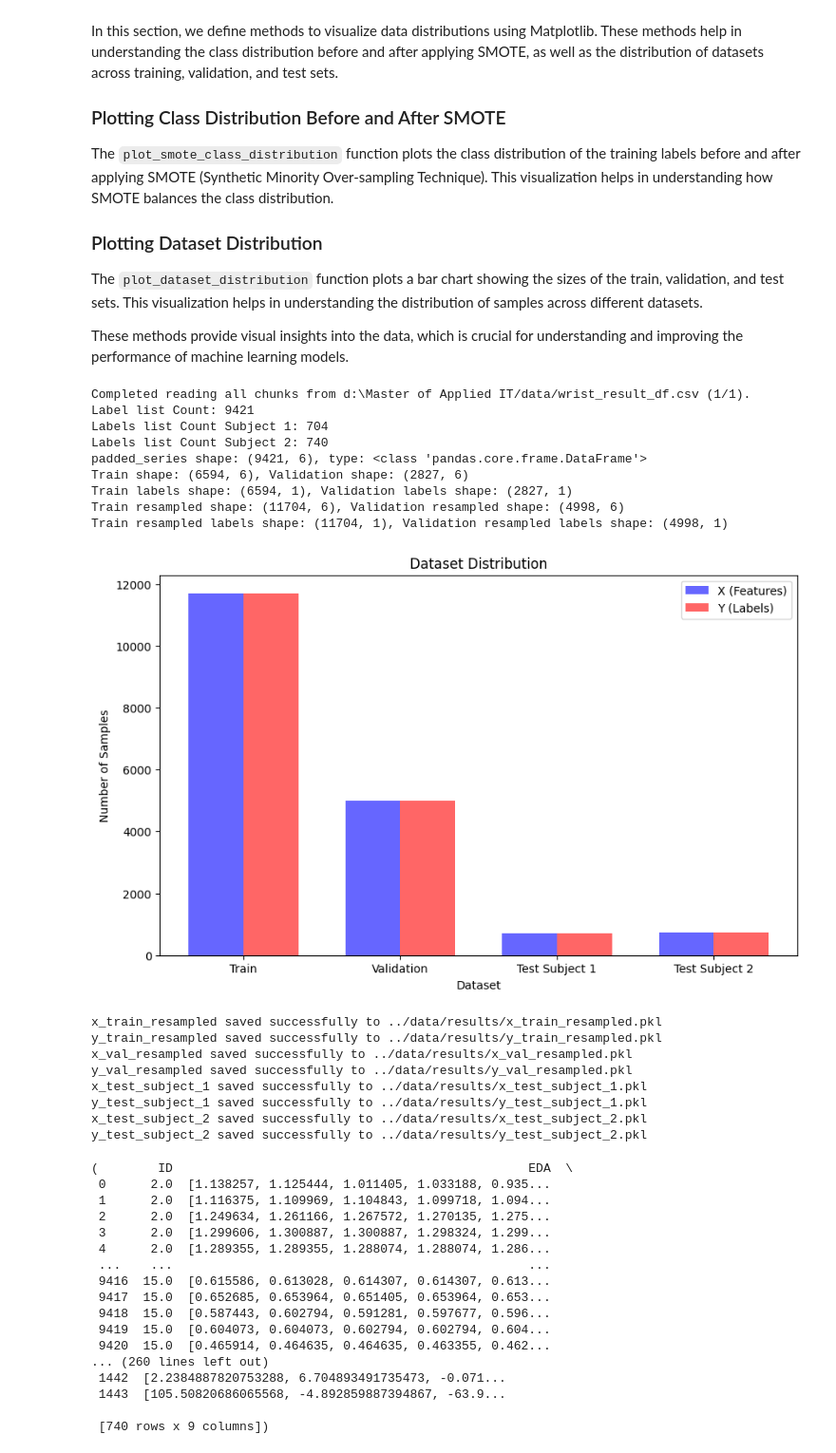
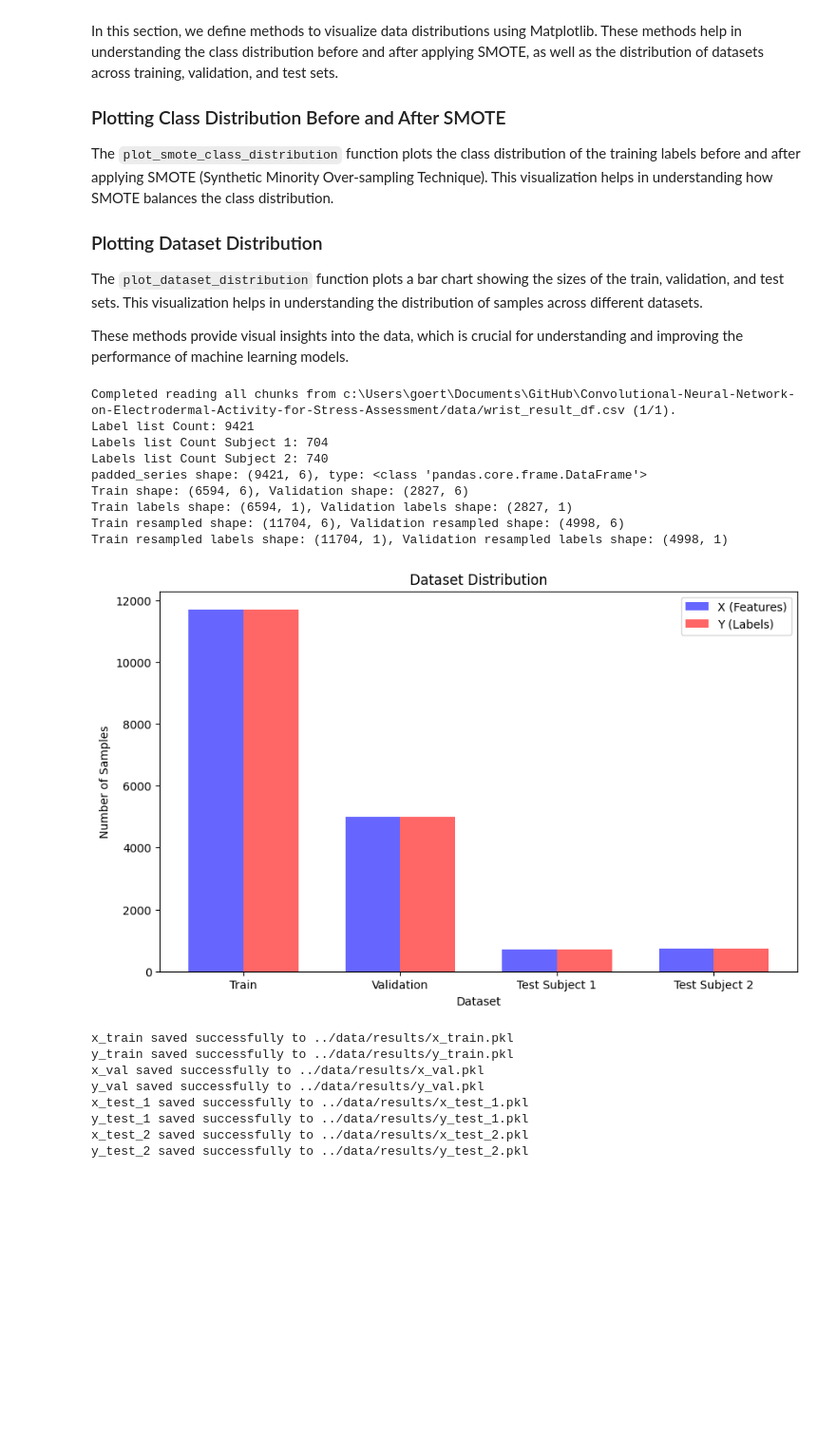
Before and after one commit to markgoertz/Convolutional-Neural-Network-on-Electrodermal-Activity-for-Stress-Assessment, a Jupyter notebook: code/split_train_test.ipynb, the cells around one changed output. Shown: that part at 95% size. Cells and saved outputs as stored; diff of their text form; code cells hidden in the pictures; blank space fills up the shorter version.

Commit message:
Reworked split-train test and model training

```diff
--- a/code/split_train_test.ipynb
+++ b/code/split_train_test.ipynb
@@ -297,14 +297,14 @@ def save_datasets(x_train_resampled, y_train_resampled, x_val_resampled, y_val_r
     try:
         # Dictionary to store all datasets
         datasets = {
-            "x_train_resampled": x_train_resampled,
-            "y_train_resampled": y_train_resampled,
-            "x_val_resampled": x_val_resampled,
-            "y_val_resampled": y_val_resampled,
-            "x_test_subject_1": processed_test_subject1_dict,
-            "y_test_subject_1": y_test_subject_1,
-            "x_test_subject_2": processed_test_subject2_dict,
-            "y_test_subject_2": y_test_subject_2
+            "x_train": x_train_resampled,
+            "y_train": y_train_resampled,
+            "x_val": x_val_resampled,
+            "y_val": y_val_resampled,
+            "x_test_1": processed_test_subject1_dict,
+            "y_test_1": y_test_subject_1,
+            "x_test_2": processed_test_subject2_dict,
+            "y_test_2": y_test_subject_2
         }
 
         # Save each dataset as a separate pickle file
@@ -359,42 +359,27 @@ def main():
                 x_test_subject_1_padded, y_test_subject_1_df,
                 x_test_subject_2_padded, y_test_subject_2_df)
 
-    return df, t_df1, t_df2
+    return x_train_resampled
-# %%
-main()
-# %% [output]
-Completed reading all chunks from d:\Master of Applied IT/data/wrist_result_df.csv (1/1).
-Label list Count: 9421
-Labels list Count Subject 1: 704
-Labels list Count Subject 2: 740
-padded_series shape: (9421, 6), type: <class 'pandas.core.frame.DataFrame'>
-Train shape: (6594, 6), Validation shape: (2827, 6)
-Train labels shape: (6594, 1), Validation labels shape: (2827, 1)
-Train resampled shape: (11704, 6), Validation resampled shape: (4998, 6)
-Train resampled labels shape: (11704, 1), Validation resampled labels shape: (4998, 1)
-[figure, removed]
-x_train_resampled saved successfully to ../data/results/x_train_resampled.pkl
-y_train_resampled saved successfully to ../data/results/y_train_resampled.pkl
-x_val_resampled saved successfully to ../data/results/x_val_resampled.pkl
-y_val_resampled saved successfully to ../data/results/y_val_resampled.pkl
-x_test_subject_1 saved successfully to ../data/results/x_test_subject_1.pkl
-y_test_subject_1 saved successfully to ../data/results/y_test_subject_1.pkl
-x_test_subject_2 saved successfully to ../data/results/x_test_subject_2.pkl
-y_test_subject_2 saved successfully to ../data/results/y_test_subject_2.pkl
-(        ID                                                EDA  \
- 0      2.0  [1.138257, 1.125444, 1.011405, 1.033188, 0.935...
- 1      2.0  [1.116375, 1.109969, 1.104843, 1.099718, 1.094...
- 2      2.0  [1.249634, 1.261166, 1.267572, 1.270135, 1.275...
- 3      2.0  [1.299606, 1.300887, 1.300887, 1.298324, 1.299...
- 4      2.0  [1.289355, 1.289355, 1.288074, 1.288074, 1.286...
- ...    ...                                                ...
- 9416  15.0  [0.615586, 0.613028, 0.614307, 0.614307, 0.613...
- 9417  15.0  [0.652685, 0.653964, 0.651405, 0.653964, 0.653...
- 9418  15.0  [0.587443, 0.602794, 0.591281, 0.597677, 0.596...
- 9419  15.0  [0.604073, 0.604073, 0.602794, 0.602794, 0.604...
- 9420  15.0  [0.465914, 0.464635, 0.464635, 0.463355, 0.462...
-... (260 lines left out)
- 1442  [2.2384887820753288, 6.704893491735473, -0.071...
- 1443  [105.50820686065568, -4.892859887394867, -63.9...
-
- [740 rows x 9 columns])
+# %%
+x_train_resampled = main()
+
+x_train_resampled.head()
+# %% [output]
+Completed reading all chunks from c:\Users\goert\Documents\GitHub\Convolutional-Neural-Network-on-Electrodermal-Activity-for-Stress-Assessment/data/wrist_result_df.csv (1/1).
+Label list Count: 9421
+Labels list Count Subject 1: 704
+Labels list Count Subject 2: 740
+padded_series shape: (9421, 6), type: <class 'pandas.core.frame.DataFrame'>
+Train shape: (6594, 6), Validation shape: (2827, 6)
+Train labels shape: (6594, 1), Validation labels shape: (2827, 1)
+Train resampled shape: (11704, 6), Validation resampled shape: (4998, 6)
+Train resampled labels shape: (11704, 1), Validation resampled labels shape: (4998, 1)
+[figure, added]
+x_train saved successfully to ../data/results/x_train.pkl
+y_train saved successfully to ../data/results/y_train.pkl
+x_val saved successfully to ../data/results/x_val.pkl
+y_val saved successfully to ../data/results/y_val.pkl
+x_test_1 saved successfully to ../data/results/x_test_1.pkl
+y_test_1 saved successfully to ../data/results/y_test_1.pkl
+x_test_2 saved successfully to ../data/results/x_test_2.pkl
+y_test_2 saved successfully to ../data/results/y_test_2.pkl
```
Also changed, not shown: parts of 1 cell of this notebook, 1 other file.
